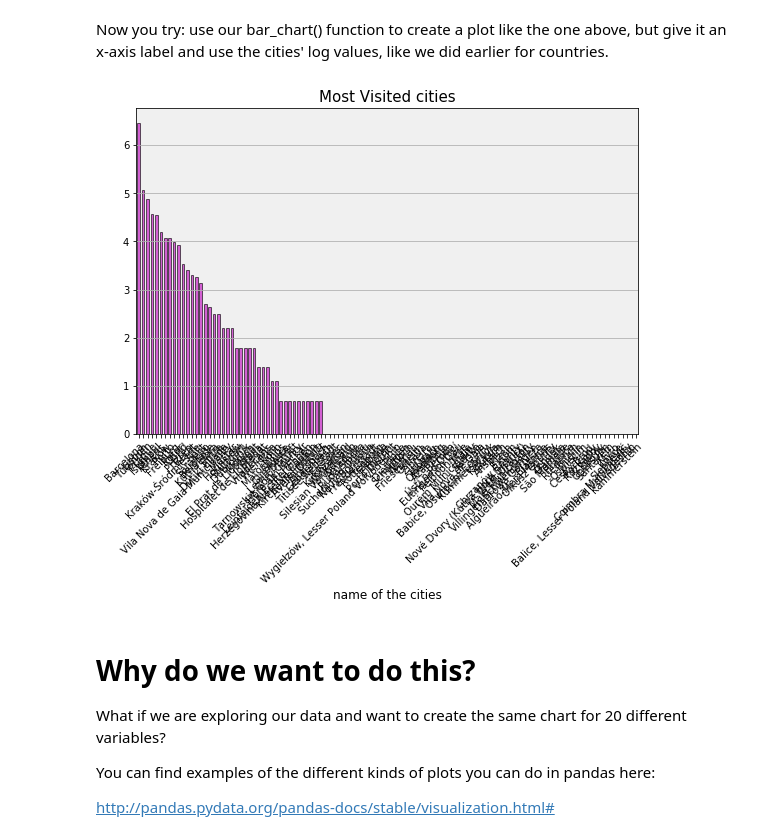
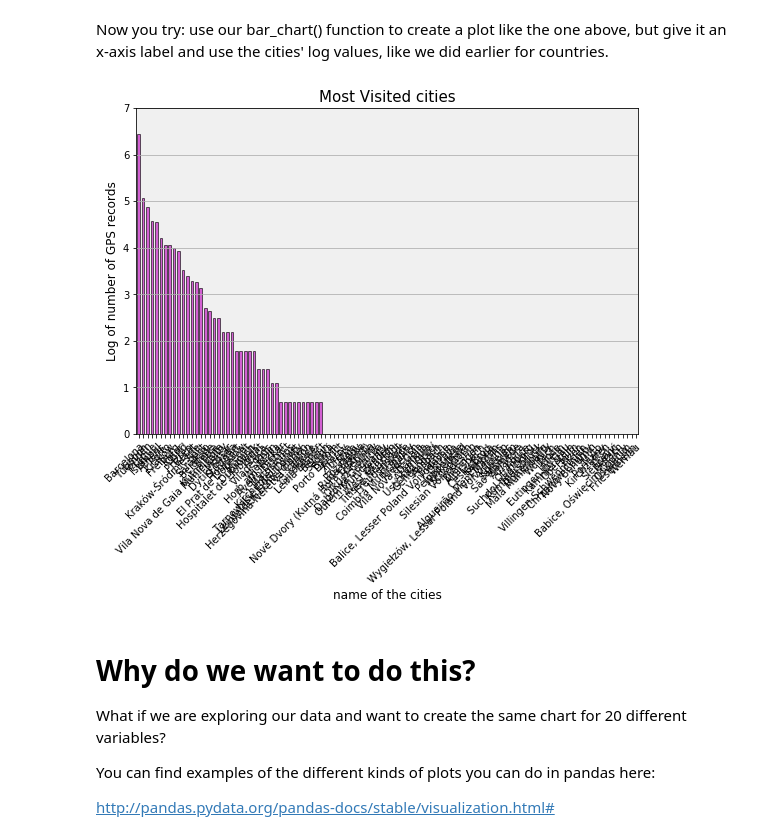
Before and after one commit to FRA228/ce599, a Jupyter notebook: 15-Data Viz 1/data-viz.ipynb, the cells around one changed output. Drawn from its saved outputs; the diff is of its cells as text; code cells hidden in the pictures.

```diff
--- a/15-Data Viz 1/data-viz.ipynb
+++ b/15-Data Viz 1/data-viz.ipynb
@@ -205,13 +205,15 @@ Now you try: use our bar_chart() function to create a plot like the one above, b
 # %%
 # let's re-scale the data and use our new function
 log_cities = np.log(df['city'].value_counts())
 
 bar_chart(data=log_cities,
           title='Most Visited cities',
           xlabel='name of the cities',
-          color='m')
+          ylabel='Log of number of GPS records',
+          color='m',
+          ylim=[0,7])
 # %% [output]
-[figure, old version]
+[figure, new version]
 # %% [markdown]
 # Why do we want to do this?
 
```
Also changed, not shown: parts of 11 cells of this notebook.
